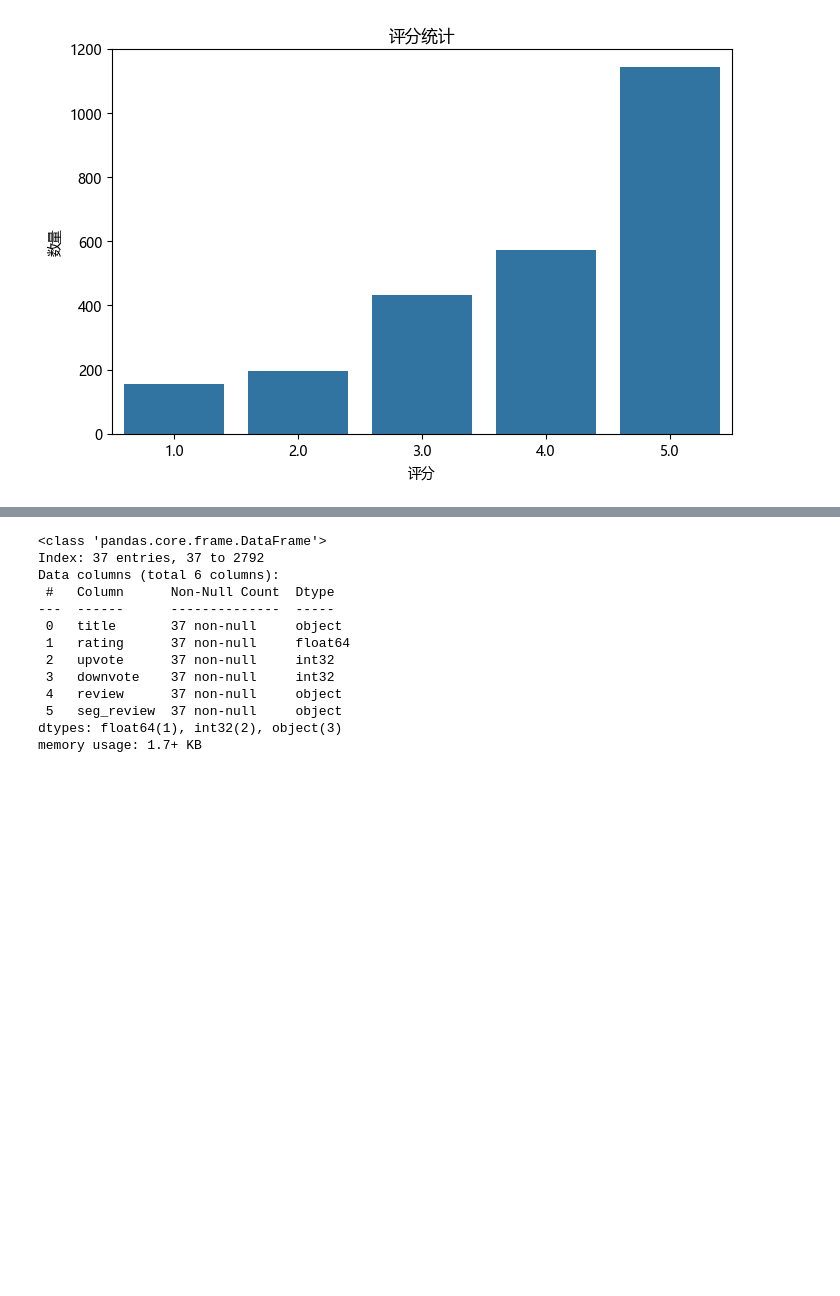
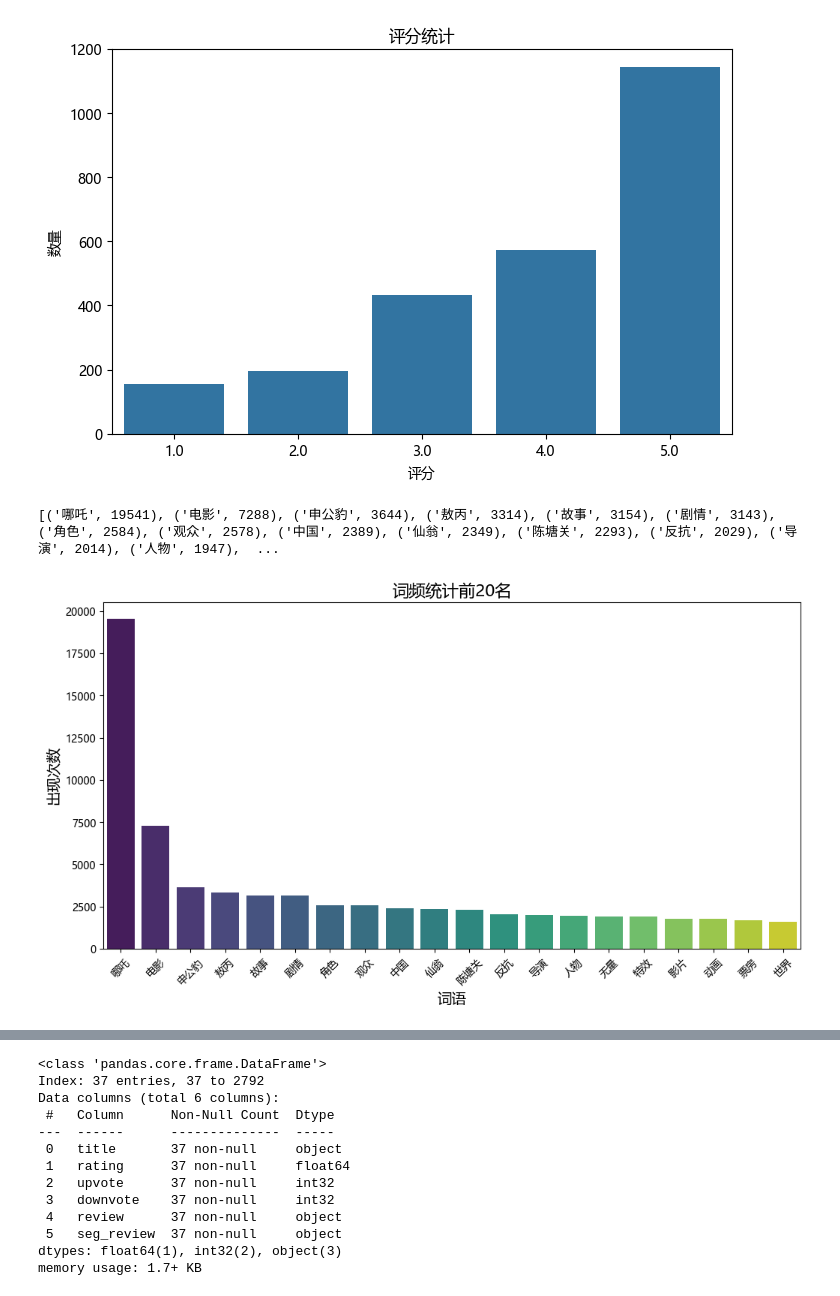
Before and after one commit to Luvisdaisy/Nezha, a Jupyter notebook: text_analystion.ipynb, the cells around one changed output, grey strips where cells are left out. Cells and saved outputs as stored; diff of their text form; code cells hidden in the pictures; blank space fills up the shorter version.

```diff
--- a/text_analystion.ipynb
+++ b/text_analystion.ipynb
@@ -122,6 +106,35 @@ plt.title("评分统计")
 plt.show()
 # %% [output]
 [figure]
+# %%
+import collections
+
+# 词频
+words = " ".join(data["seg_review"])
+
+# 统计词频
+word_list = words.split()
+word_counts = collections.Counter(word_list)
+top_words = word_counts.most_common(20)
+print(top_words)
+
+# 数据可视化
+plt.figure(figsize=(12, 6))
+sns.barplot(
+    x=[word[0] for word in top_words],
+    y=[word[1] for word in top_words],
+    palette="viridis",
+    hue=[word[0] for word in top_words],
+    legend=False,
+)
+plt.xlabel("词语", fontsize=14)
+plt.ylabel("出现次数", fontsize=14)
+plt.xticks(rotation=45)
+plt.title("词频统计前20名", fontsize=16)
+plt.show()
+# %% [output]
+[('哪吒', 19541), ('电影', 7288), ('申公豹', 3644), ('敖丙', 3314), ('故事', 3154), ('剧情', 3143), ('角色', 2584), ('观众', 2578), ('中国', 2389), ('仙翁', 2349), ('陈塘关', 2293), ('反抗', 2029), ('导演', 2014), ('人物', 1947),  ...
+[figure, added]
 # %%
 # 词云
 def get_word_cloud(text):
```
Also changed, not shown: parts of 9 cells of this notebook, 3 other files.
